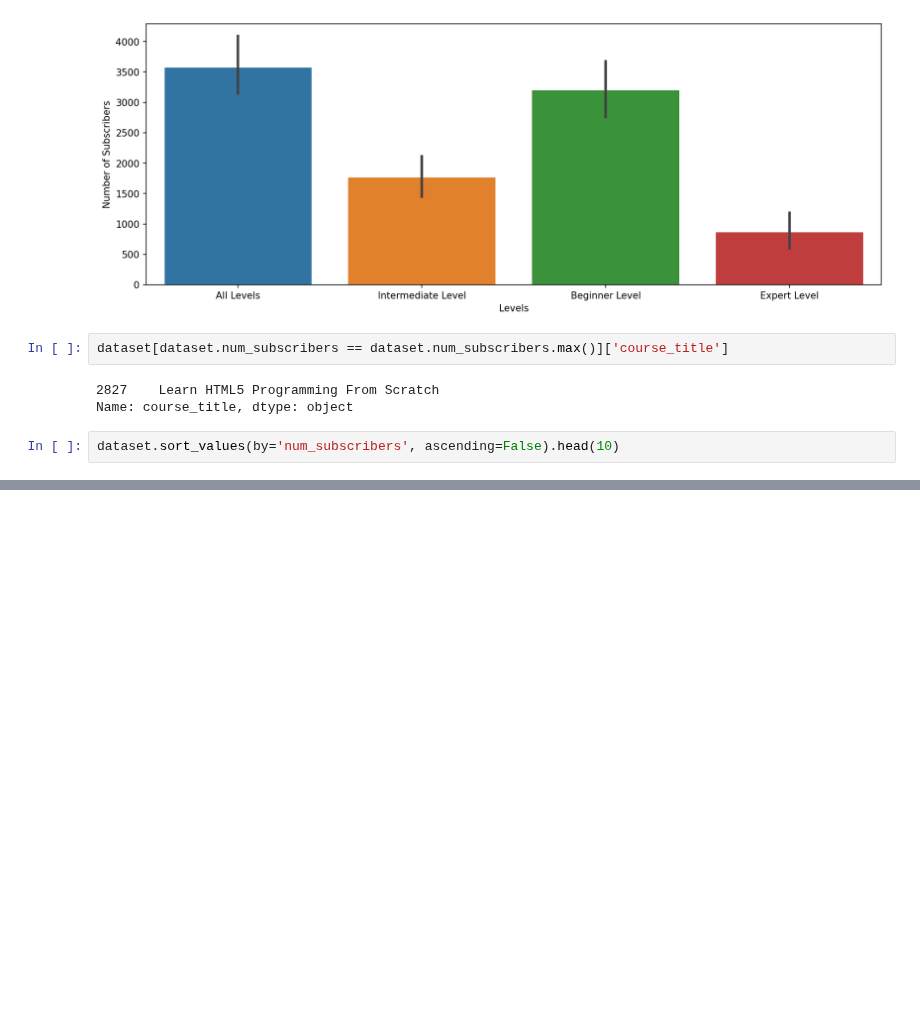
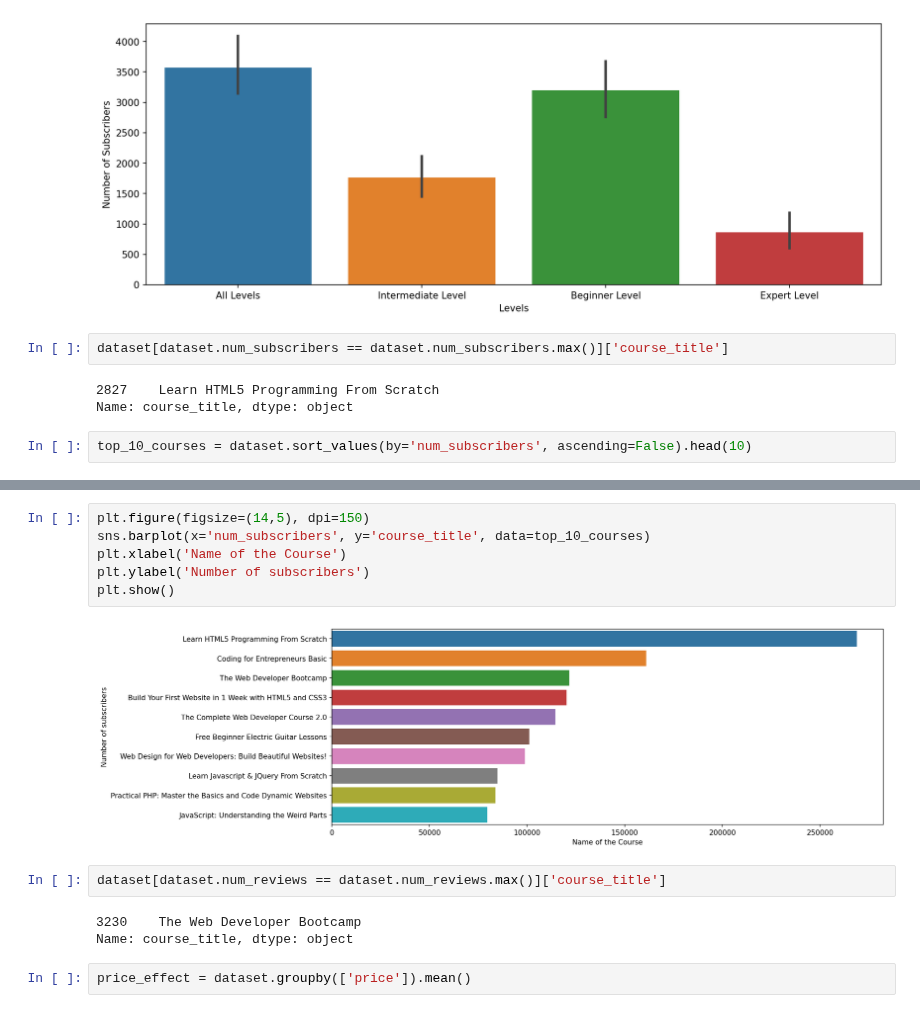
Before and after one commit to rohitcodism/ML-DS, a Jupyter notebook: Projects/Udemy Dataset Analysis/udemy.ipynb, the cells around one changed output, grey strips where cells are left out. Drawn from its saved outputs; the diff is of its cells as text; blank space fills up the shorter version.

```diff
--- a/Projects/Udemy Dataset Analysis/udemy.ipynb
+++ b/Projects/Udemy Dataset Analysis/udemy.ipynb
@@ -226,4 +226,4 @@ dataset[dataset.num_subscribers == dataset.num_subscribers.max()]['course_title'
 2827    Learn HTML5 Programming From Scratch
 Name: course_title, dtype: object
 # %%
-dataset.sort_values(by='num_subscribers', ascending=False).head(10)
+top_10_courses = dataset.sort_values(by='num_subscribers', ascending=False).head(10)
@@ -241,0 +230,15 @@ dataset.sort_values(by='num_subscribers', ascending=False).head(10)
+# %%
+plt.figure(figsize=(14,5), dpi=150)
+sns.barplot(x='num_subscribers', y='course_title', data=top_10_courses)
+plt.xlabel('Name of the Course')
+plt.ylabel('Number of subscribers')
+plt.show()
+# %% [output]
+[figure, added]
+# %%
+dataset[dataset.num_reviews == dataset.num_reviews.max()]['course_title']
+# %% [output]
+3230    The Web Developer Bootcamp
+Name: course_title, dtype: object
+# %%
+price_effect = dataset.groupby(['price']).mean()
```
Also changed, not shown: parts of 8 cells of this notebook.
